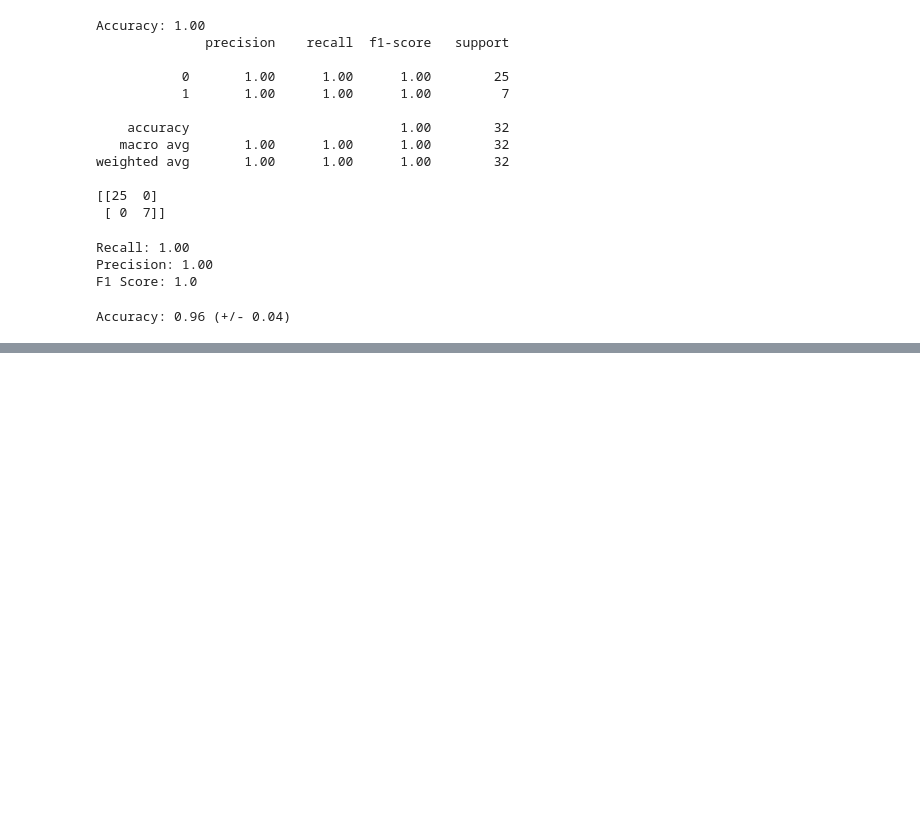
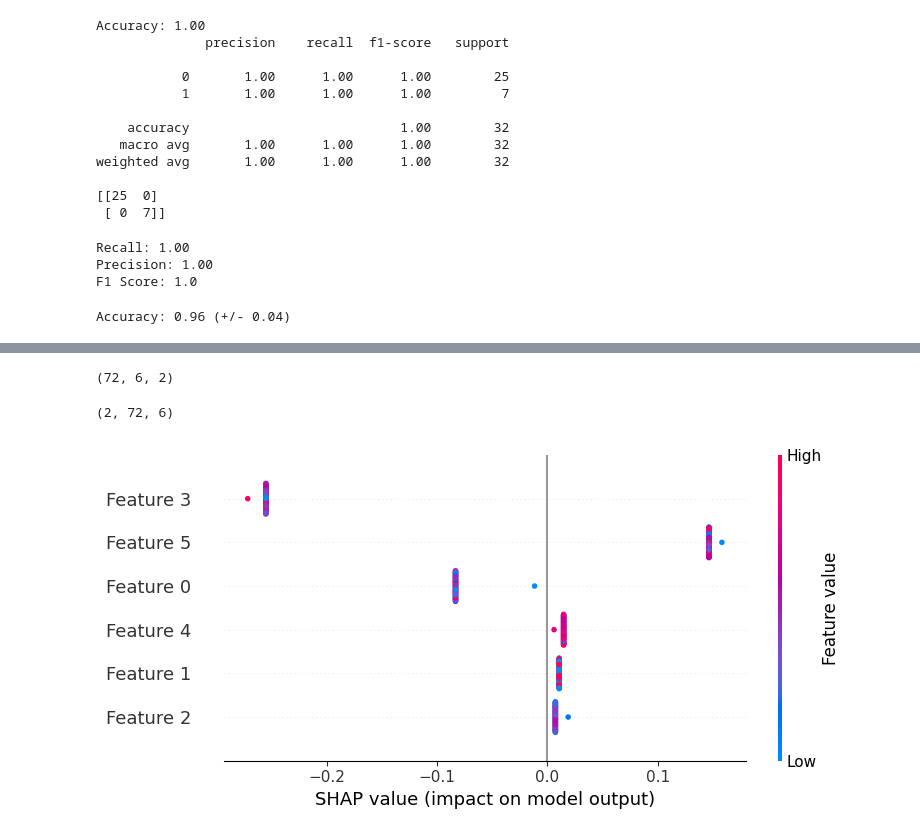
Before and after one commit to moraleseoscar/AnaemiaPredictionEDA, a Jupyter notebook: Random_forest.ipynb, the cells around one changed output, grey strips where cells are left out. Saved outputs shown, nothing was run; the diff lists cells and outputs as text; code cells hidden in the pictures; blank space fills up the shorter version.

Commit message:
shap values

```diff
--- a/Random_forest.ipynb
+++ b/Random_forest.ipynb
@@ -76,0 +86,15 @@ Accuracy: 0.96 (+/- 0.04)
+# %%
+explainer = shap.TreeExplainer(random_forest_model)
+shap_values = np.array(explainer.shap_values(X_train_scaled))
+shap_values.shape
+# %% [output]
+(72, 6, 2)
+# %%
+shap_values_ = shap_values.transpose(2, 0, 1)
+shap_values_.shape
+# %% [output]
+(2, 72, 6)
+# %%
+shap.summary_plot(shap_values_[0],X_train_scaled)
+# %% [output]
+[figure, added]
```
Also changed, not shown: parts of 3 cells of this notebook, 2 other files.
